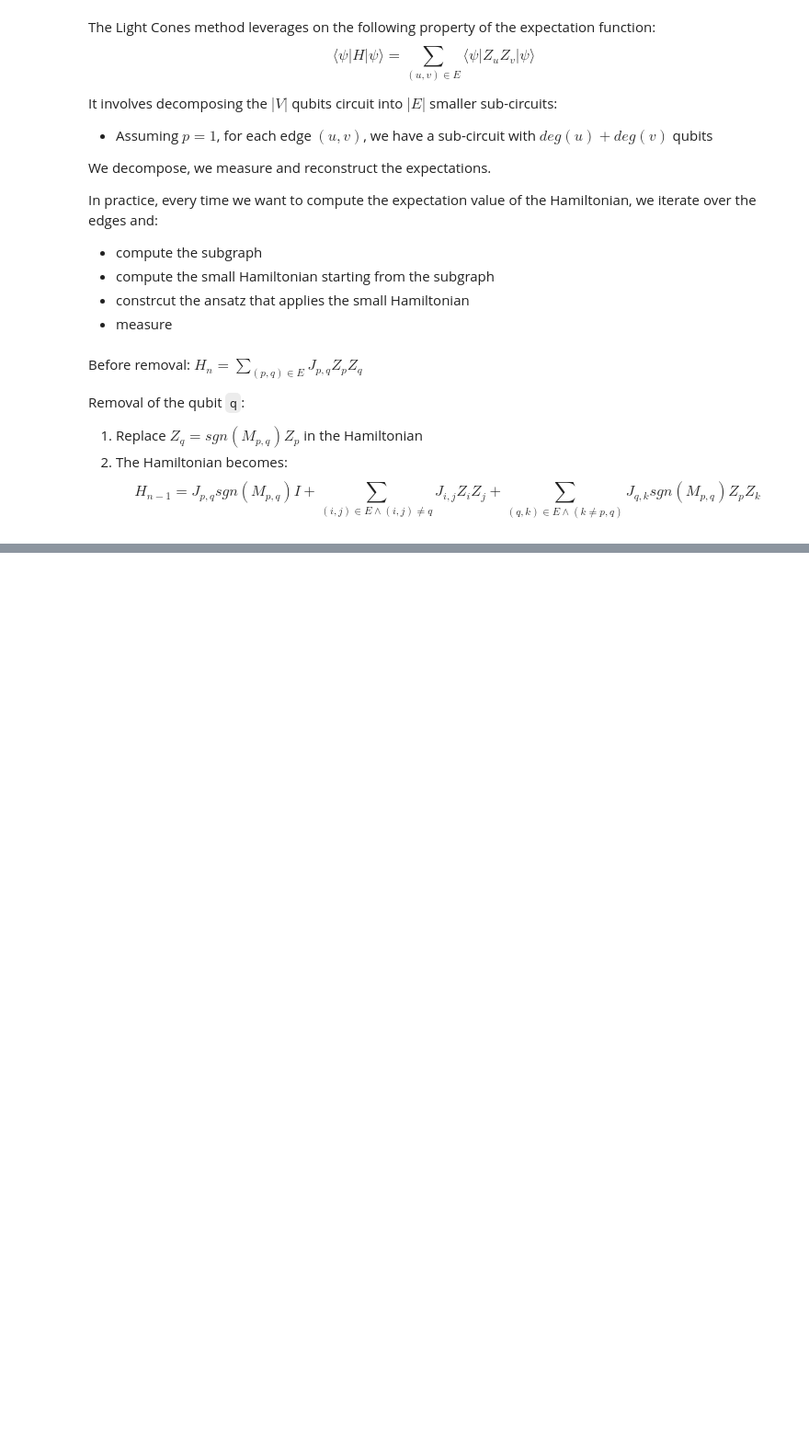
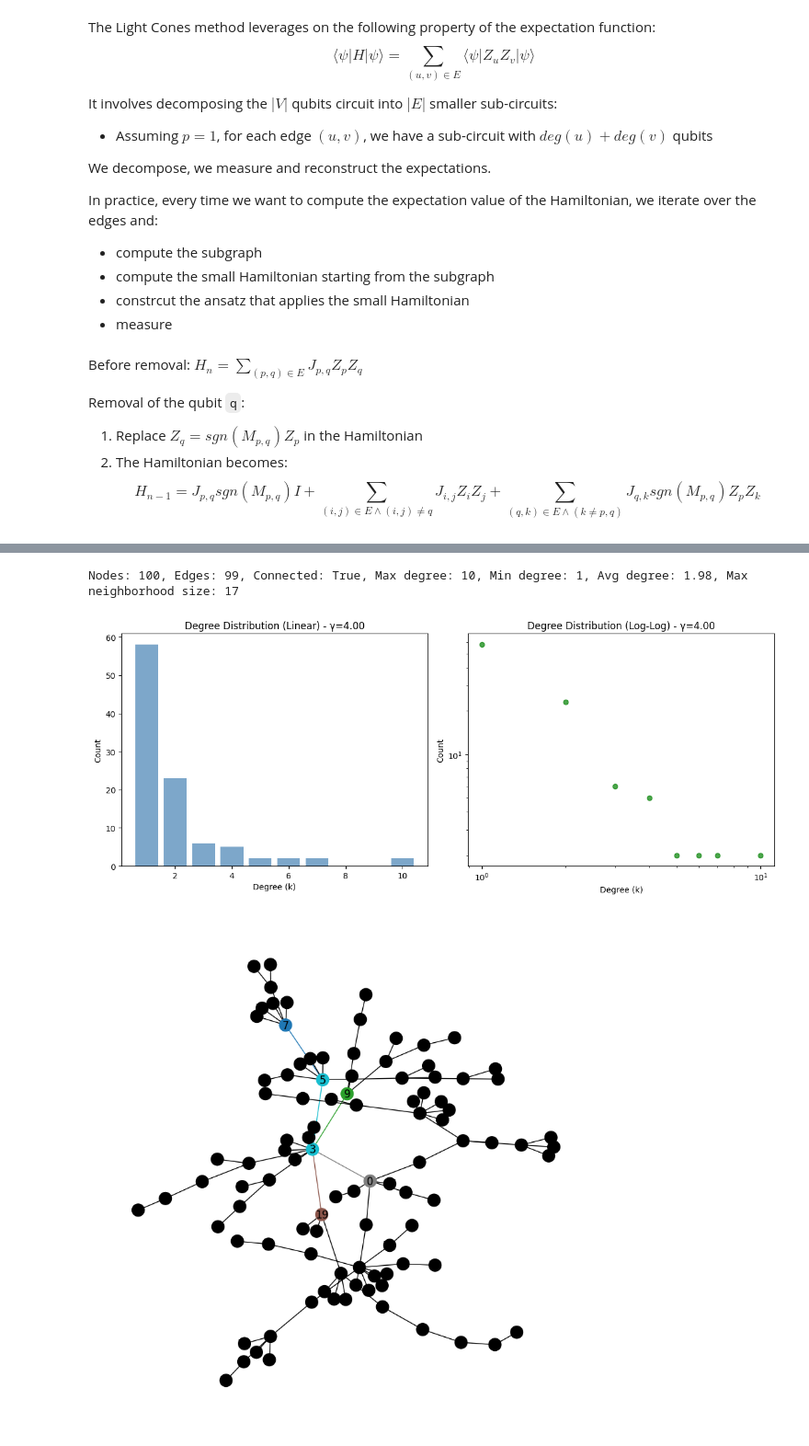
Before and after one commit to allegrastrippoli/qaoa-scale-free-graphs, a Jupyter notebook: qaoa_scale_free_graphs.ipynb, the cells around one changed output, grey strips where cells are left out. Shown at 92% size. Drawn from its saved outputs; the diff is of its cells as text; code cells hidden in the pictures; blank space fills up the shorter version.

Commit message:
update subgraph visualization

```diff
--- a/qaoa_scale_free_graphs.ipynb
+++ b/qaoa_scale_free_graphs.ipynb
@@ -715,12 +800,0 @@ RQAOA 00110011
-# %%
-n_p_q_values = [(4,1,3),(5,1,4),(6,1,5),(7,1,6)]
-n_points = 100
-gammas = np.linspace(0, 2*np.pi, n_points)
-betas = np.linspace(0, np.pi, n_points)
-n_layers = 1
-for n, p, q in n_p_q_values:
-    G = nx.Graph()
-    G = generate_bipartite_ring_network(n=n, p=p, q=q)
-    S = Simulation(G, n_layers)
-    E = np.zeros((n_points, n_points))
-    plot_lc_energy_landscape(S)
@@ -826,15 +801,18 @@ Nodes: 20, Edges: 37, Connected: True, Max degree: 9, Min degree: 2, Avg degree:
 # %%
-num_nodes = np.arange(20, 30, 2)
-gamma = 3
-p=1
-for node in num_nodes:
-    print(f"Generating scale-free graph with {node} nodes and γ={gamma}")
-    G = generate_scale_free_graph(node, gamma)
-    degrees = [G.degree(n) for n in G.nodes()]
-    max_ns, max_edge = max_neighborhood_size(G)
-    print(f"Nodes: {G.number_of_nodes()}, Edges: {G.number_of_edges()}, Connected: {nx.is_connected(G)}, Max degree: {max(degrees)}, Min degree: {min(degrees)}, Avg degree: {np.mean(degrees):.2f}, Max neighborhood size: {max_ns}")
-    fig = plot_degree_distribution(G, gamma)
-    plt.show()
-    plt.close(fig)
-    S = Simulation(G, p)
-    plot_lc_energy_landscape(S)
+top_n = 5
+num_nodes = 100
+gamma = 4
+p = 1
+G = generate_scale_free_graph(num_nodes, gamma)
+degrees = [G.degree(n) for n in G.nodes()]
+max_ns, max_edge = max_neighborhood_size(G)
+print(f"Nodes: {G.number_of_nodes()}, Edges: {G.number_of_edges()}, Connected: {nx.is_connected(G)}, Max degree: {max(degrees)}, Min degree: {min(degrees)}, Avg degree: {np.mean(degrees):.2f}, Max neighborhood size: {max_ns}")
+fig = plot_degree_distribution(G, gamma)
+plt.show()
+plt.close(fig)
+S = Simulation(G, p)
+plot_subgraphs_maxns(G, S, top_n)
+# %% [output]
+Nodes: 100, Edges: 99, Connected: True, Max degree: 10, Min degree: 1, Avg degree: 1.98, Max neighborhood size: 17
+[figure, added]
+[figure, added]
```
Also changed, not shown: parts of 8 cells of this notebook.
